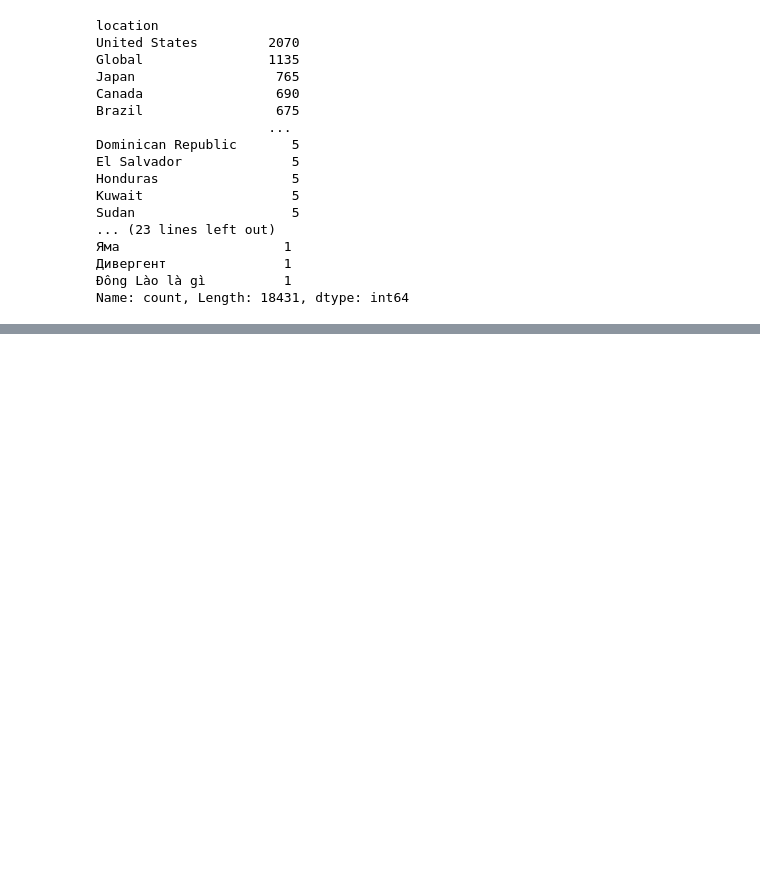
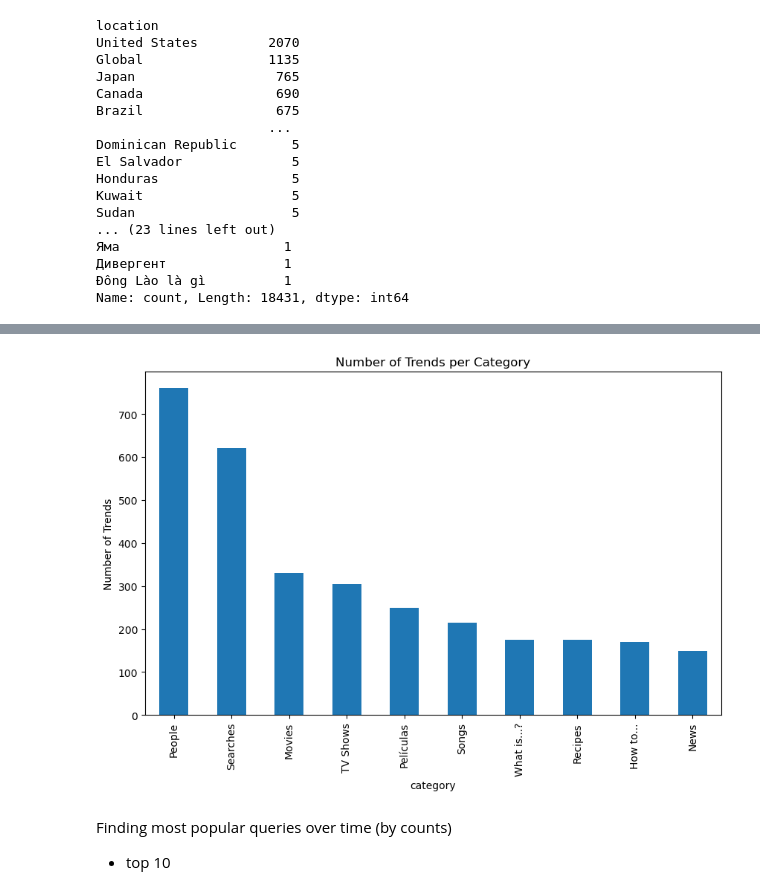
Before and after one commit to jshiah/dsc209r-datavisualization-finalproject, a Jupyter notebook: JS_DataExploration.ipynb, the cells around one changed output, grey strips where cells are left out. Drawn from its saved outputs; the diff is of its cells as text; code cells hidden in the pictures; blank space fills up the shorter version.

```diff
--- a/JS_DataExploration.ipynb
+++ b/JS_DataExploration.ipynb
@@ -62,0 +89,12 @@ plt.show()
+# %%
+# count number of trends per category
+category_trends = df['category'].value_counts().head(10)  # Top 10 categories
+
+category_trends.plot(kind='bar', figsize=(10, 6), title="Number of Trends per Category")
+plt.ylabel('Number of Trends')
+plt.show()
+# %% [output]
+[figure, added]
+# %% [markdown]
+Finding most popular queries over time (by counts)
+- top 10
```
Also changed, not shown: parts of 6 cells of this notebook.
